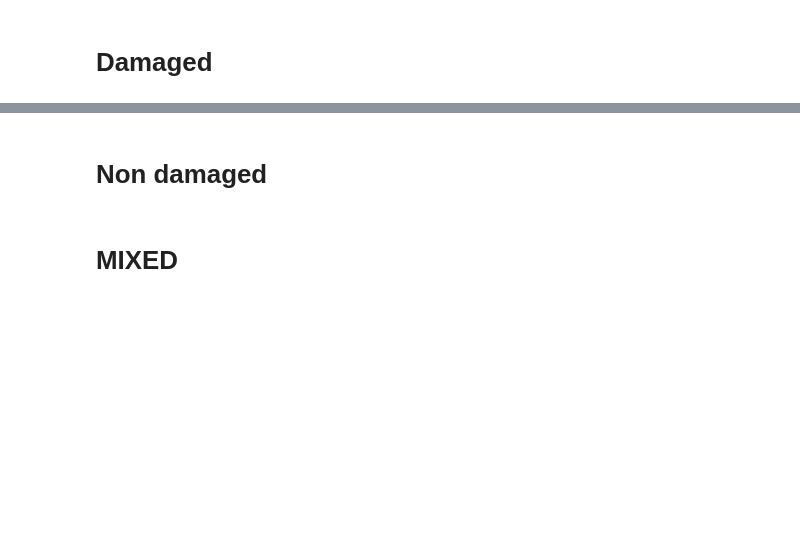
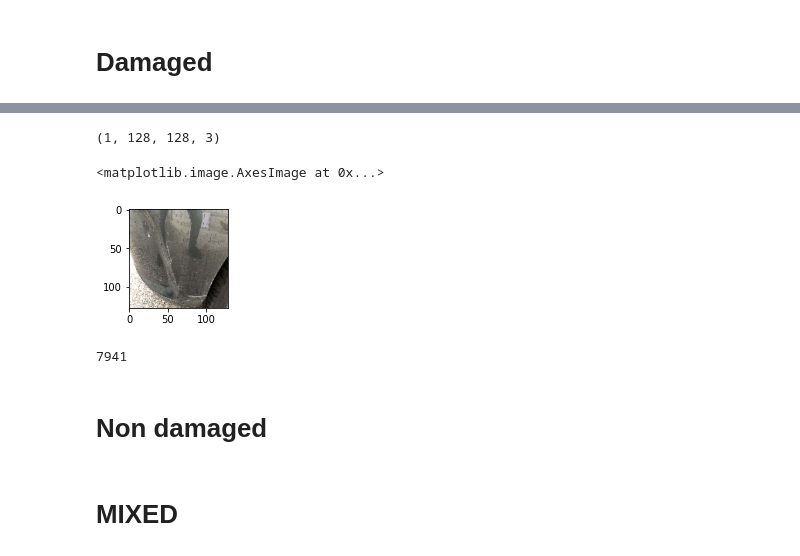
Before and after one commit to JereMonk/CLR, a Jupyter notebook: TEST.ipynb, the cells around one changed output, grey strips where cells are left out. Saved outputs shown, nothing was run; the diff lists cells and outputs as text; code cells hidden in the pictures; blank space fills up the shorter version.

```diff
--- a/TEST.ipynb
+++ b/TEST.ipynb
@@ -65,8 +67,8 @@ for d in os.listdir(path):
     else:
         dam_ds.append(d)
 
-path_damaged = path+'/'+dam_ds[0]
+path_damaged = [path+'/'+dam_ds[0],path+'/'+dam_ds[1]]
 # %%
 to_keep = ["bumper_back","bumper_front","door_back_left","door_back_right","door_front_left",
 "door_front_right","fender_back_left","fender_back_right","fender_front_left","fender_front_right"]
-gen = get_damaged_generator(path_damaged, batch_size=3, dim=(128,128), to_keep=to_keep)
+gen = get_damaged_generator(path_damaged, batch_size=1, dim=(128,128), to_keep=to_keep)
@@ -73,10 +90,14 @@ gen = get_damaged_generator(path_damaged, batch_size=3, dim=(128,128), to_keep=t
 # %%
-r = gen.__getitem__(9)
+r = gen.__getitem__(0)
 print(r.shape)
 plt.figure()
 plt.subplot(1,3,1)
 plt.imshow(r[0])
-plt.subplot(1,3,2)
-plt.imshow(r[1])
-plt.subplot(1,3,3)
-plt.imshow(r[2])
+# %% [output]
+(1, 128, 128, 3)
+<matplotlib.image.AxesImage at 0x...>
+[figure, added]
+# %%
+print(len(gen.map_id))
+# %% [output]
+7941
```
Also changed, not shown: parts of 14 cells of this notebook, 3 other files.
